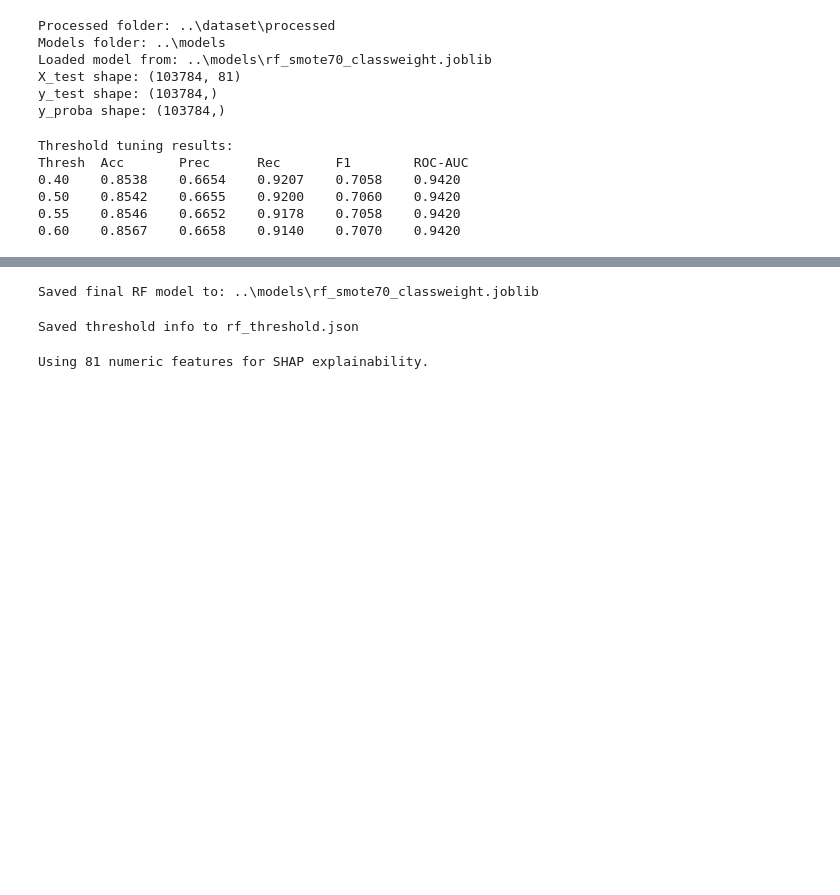
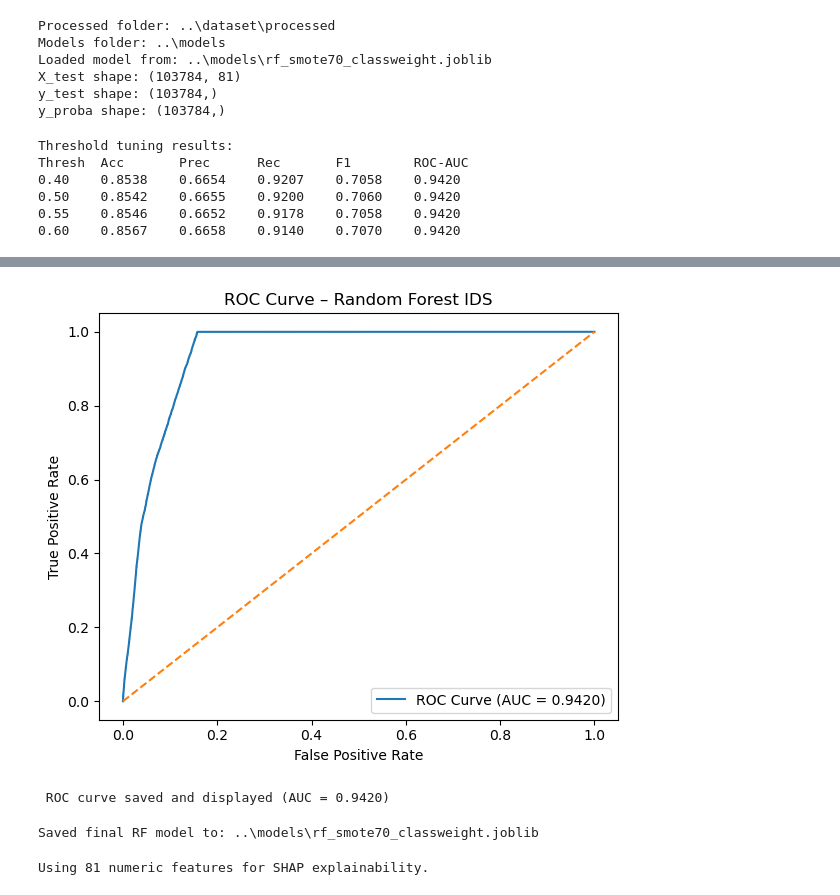
Before and after one commit to AizenShrestha/RF-IDS-Console, a Jupyter notebook: notebooks/03_model_development.ipynb, the cells around one changed output, grey strips where cells are left out. Saved outputs shown, nothing was run; the diff lists cells and outputs as text; code cells hidden in the pictures; blank space fills up the shorter version.

```diff
--- a/notebooks/03_model_development.ipynb
+++ b/notebooks/03_model_development.ipynb
@@ -247,3 +263,31 @@ Confusion Matrix (Benign=0, Attack=1):
+# %%
+from sklearn.metrics import roc_curve, auc
+import matplotlib.pyplot as plt
+
+# --- Compute ROC ---
+fpr, tpr, thresholds = roc_curve(y_test, y_proba)
+roc_auc = auc(fpr, tpr)
+
+# --- Plot ---
+plt.figure(figsize=(6, 5))
+plt.plot(fpr, tpr, label=f"ROC Curve (AUC = {roc_auc:.4f})")
+plt.plot([0, 1], [0, 1], linestyle="--")
+plt.xlabel("False Positive Rate")
+plt.ylabel("True Positive Rate")
+plt.title("ROC Curve – Random Forest IDS")
+plt.legend(loc="lower right")
+plt.tight_layout()
+
+# Save to figures folder
+plt.savefig(RES_FIG / "rf_roc_curve.png", dpi=150)
+
+# Show inside the notebook
+plt.show()
+
+print(f" ROC curve saved and displayed (AUC = {roc_auc:.4f})")
+# %% [output]
+[figure, added]
+ ROC curve saved and displayed (AUC = 0.9420)
 # %%
 # --- Save final Random Forest model for reuse / prototype ---
 # 'rf' is the final trained model (RF with SMOTE 70:30 + class_weight='balanced_subsample')
@@ -261,22 +305,6 @@ joblib.dump(rf, MODEL_PATH)
 print(f"Saved final RF model to: {MODEL_PATH}")
 # %% [output]
 Saved final RF model to: ..\models\rf_smote70_classweight.joblib
-# %%
-import json
-
-BEST_THRESHOLD = 0.40
-
-thresh_info = {
-    "best_threshold": BEST_THRESHOLD,
-    "note": "Chosen after threshold-tuning on test set"
-}
-
-with open(MODELS / "rf_threshold.json", "w") as f:
-    json.dump(thresh_info, f, indent=2)
-
-print("Saved threshold info to rf_threshold.json")
-# %% [output]
-Saved threshold info to rf_threshold.json
 # %%
 # --- SHAP explainability for the final Random Forest IDS model ---
 # here I use SHAP to see which features push the model towards "attack" or "benign"
```
Also changed, not shown: parts of 3 cells of this notebook, 3 other files.
